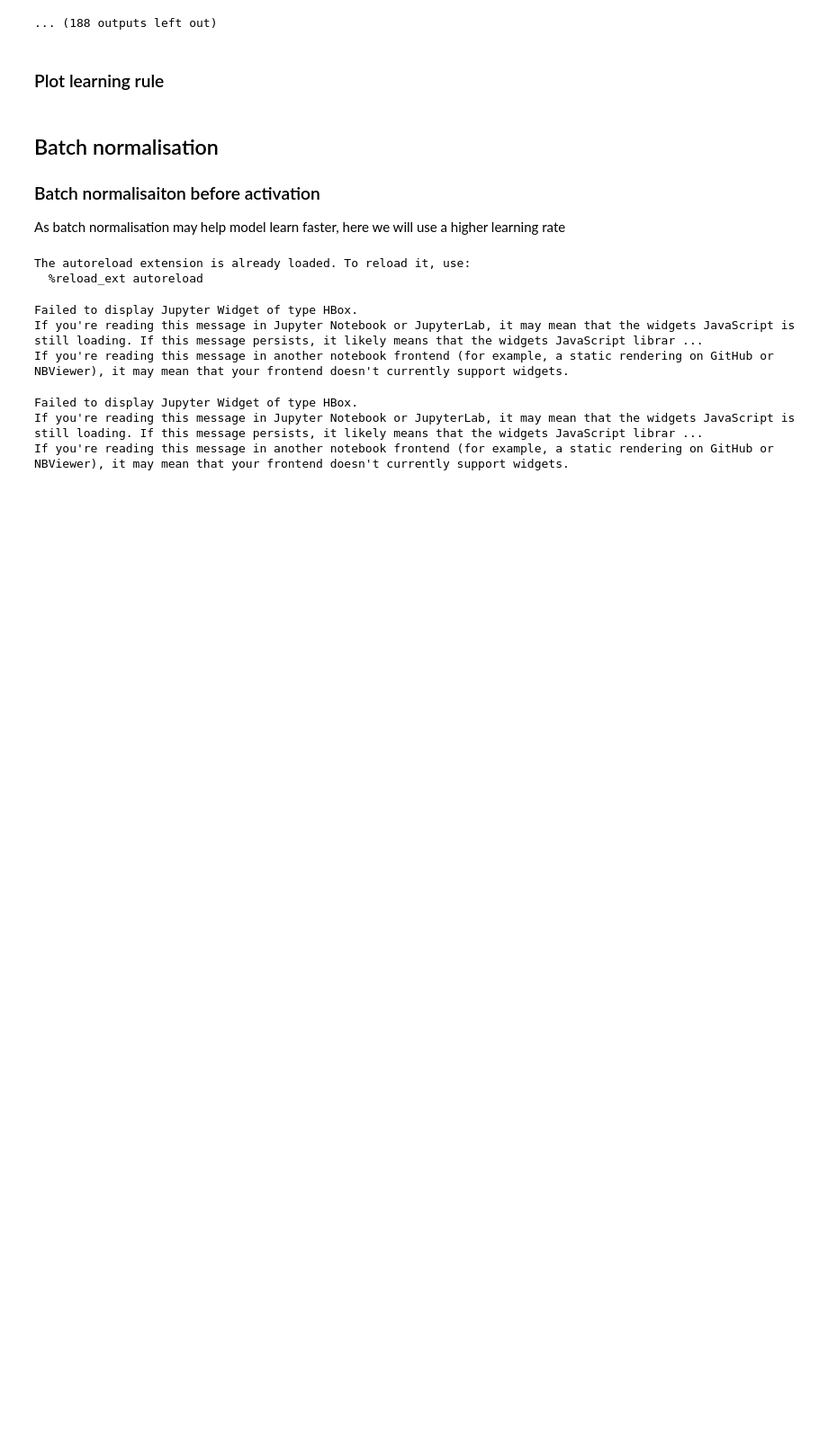
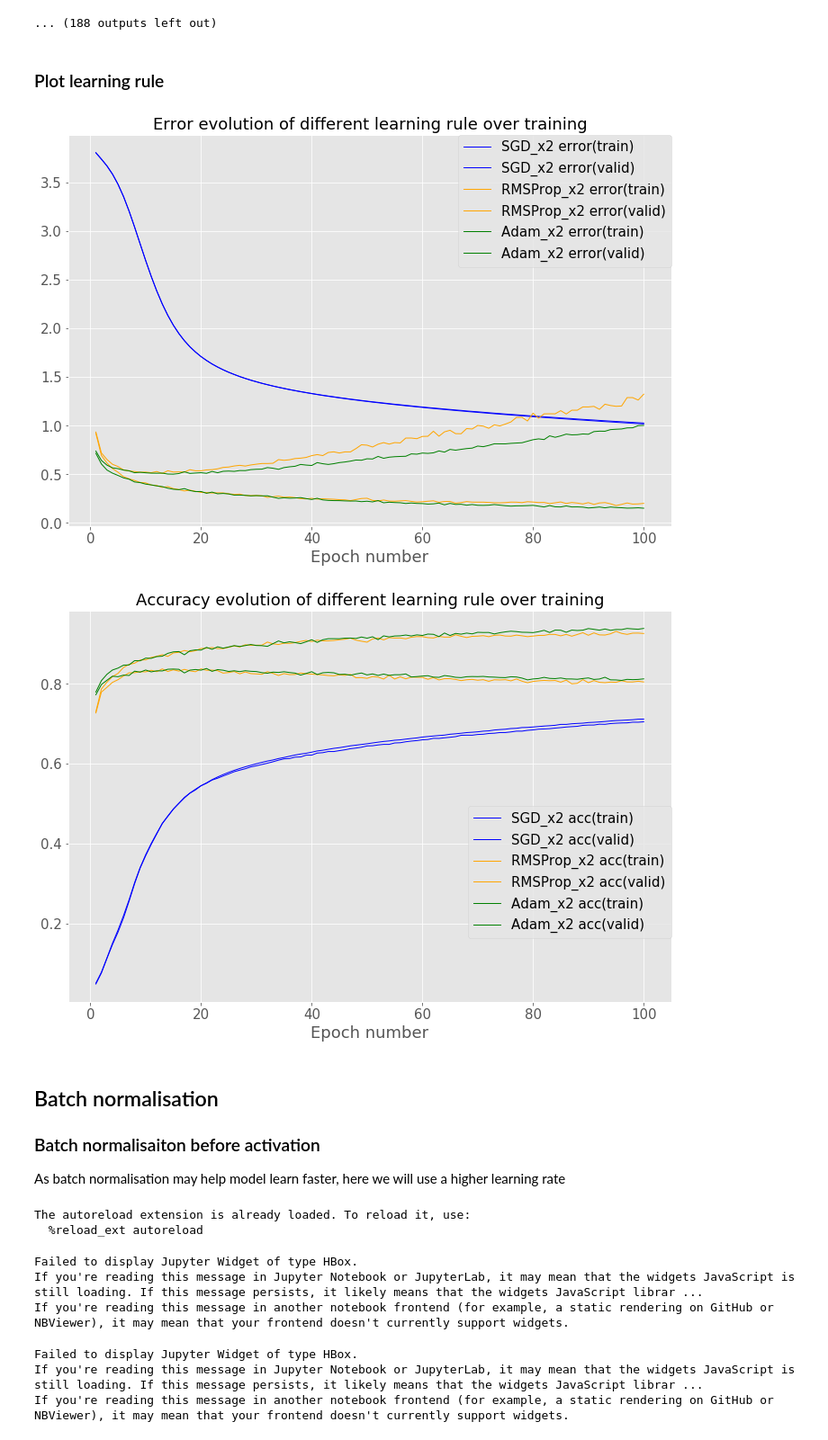
Before and after one commit to ErRos2107/Convolutional-neural-network, a Jupyter notebook: notebooks/Coursework_2_A.ipynb, the cells around one changed output. Shown at 90% size. Saved outputs shown, nothing was run; the diff lists cells and outputs as text; code cells hidden in the pictures; blank space fills up the shorter version.

```diff
--- a/notebooks/Coursework_2_A.ipynb
+++ b/notebooks/Coursework_2_A.ipynb
@@ -619,10 +507,10 @@ rng.seed(seed)
 #valid_data.reset()
 
 #setup hyperparameters
-learning_rate = 0.000075
-num_epochs = 50
+learning_rate = 7.5e-4
+num_epochs = 100
 stats_interval = 1
-input_dim, output_dim, hidden_dim = 784, 47, 256
+input_dim, output_dim, hidden_dim = 784, 47, 100
 
 weights_init = GlorotUniformInit(rng=rng)
 biases_init = ConstantInit(0.)
@@ -638,7 +526,7 @@ error = CrossEntropySoftmaxError()
 # Use a basic gradient descent learning rule
 learning_rule = RMSPropLearningRule(learning_rate=learning_rate,)
 
-experiment = 'RMSProp_Relu_x2'
+experiment = 'RMSProp_hidden100_x2'
 
 stats, keys, run_time, fig_1, ax_1, fig_2, ax_2 = train_model_and_plot_stats(
     model, error, learning_rule, train_data, valid_data, num_epochs, stats_interval, notebook=True)
@@ -697,10 +584,10 @@ from mlp.optimisers import Optimiser
 rng.seed(seed)
 
 #setup hyperparameters
-learning_rate = 0.000075
+learning_rate = 7.5e-4
 num_epochs = 100
 stats_interval = 1
-input_dim, output_dim, hidden_dim = 784, 47, 256
+input_dim, output_dim, hidden_dim = 784, 47, 100
 
 weights_init = GlorotUniformInit(rng=rng)
 biases_init = ConstantInit(0.)
@@ -715,7 +602,7 @@ model = MultipleLayerModel([
 error = CrossEntropySoftmaxError()
 # Use a basic gradient descent learning rule
 learning_rule = AdamLearningRule(learning_rate=learning_rate,)
-experiment = 'Adam_Relu_x2'
+experiment = 'Adam_hidden100_x2'
 
 stats, keys, run_time, fig_1, ax_1, fig_2, ax_2 = train_model_and_plot_stats(
     model, error, learning_rule, train_data, valid_data, num_epochs, stats_interval, notebook=True)
@@ -763,42 +649,48 @@ If you're reading this message in another notebook frontend (for example, a stat
 # %%
 # Plot comparison
 font = {'family' : 'normal',
         'weight' : 'normal',
         'size'   : 15}
 plt.rc('font', **font)
 ######################################################################################################
-color = ['b', 'yellow', 'g', 'r', 'y', 'm', 'gray',]
-experiments = ['Relu_x2', 'RMSProp_Relu_x2', 'Adam_Relu_x2']
+color = ['b', 'orange', 'g', 'r',  'm', 'b','y',]
+experiments = ('SGD_x2', 'RMSProp_x2', 'Adam_x2')
 
 
 
 # Plot the change in the validation and training set error over training.
-fig_1 = plt.figure(figsize=(12 , 8))
+fig_1 = plt.figure(figsize=(12 , 8),facecolor='white')
 ax_1 = fig_1.add_subplot(111)
-
-# Plot the change in the validation and training set accuracy over training.
-fig_2 = plt.figure(figsize=(12, 8))
-ax_2 = fig_2.add_subplot(111)
 
 for i, experiment in enumerate(experiments):
     s = save_stats[experiment]
     for k in ['error(train)', 'error(valid)']:
         ax_1.plot(np.arange(1, s.shape[0]) * stats_interval,
-              s[1:, keys[k]], label=str(experiments[i]+' '+k), linewidth=0.8)
-    for k in ['acc(train)', 'acc(valid)']:
-        ax_2.plot(np.arange(1, s.shape[0]) * stats_interval,
-              s[1:, keys[k]], label=str(experiments[i]+' '+k), linewidth=0.8)
+              s[1:, keys[k]], label=str(experiments[i]+' '+k), color = color[i], linewidth=1.)
 
 ax_1.legend(bbox_to_anchor=(1., 1), loc=0, borderaxespad=0.)
 ax_1.set_xlabel('Epoch number')
 plt.title('Error evolution of different learning rule over training',fontsize=18)
 
-ax_2.legend(bbox_to_anchor=(1., 1), loc=0, borderaxespad=0.)
+# Plot the change in the validation and training set accuracy over training.
+fig_2 = plt.figure(figsize=(12, 8),facecolor='white')
+ax_2 = fig_2.add_subplot(111)
+
+for i, experiment in enumerate(experiments):
+    s = save_stats[experiment]
+    for k in ['acc(train)', 'acc(valid)']:
+        ax_2.plot(np.arange(1, s.shape[0]) * stats_interval,
+              s[1:, keys[k]], label=str(experiments[i]+' '+k), color = color[i], linewidth=1.)
+
+ax_2.legend(bbox_to_anchor=(1., 0.5), loc=0, borderaxespad=0.)
 ax_2.set_xlabel('Epoch number')
 plt.title('Accuracy evolution of different learning rule over training',fontsize=18)
 
 fig_1.savefig('Error_learning_rule.pdf',bbox_inches = "tight")
 fig_2.savefig('Accuracy_learning_rule.pdf',bbox_inches = "tight" )
+# %% [output]
+[figure, added]
+[figure, added]
 # %% [markdown]
 ## Batch normalisation
 ### Batch normalisaiton before activation
```
Also changed, not shown: parts of 39 cells of this notebook.
